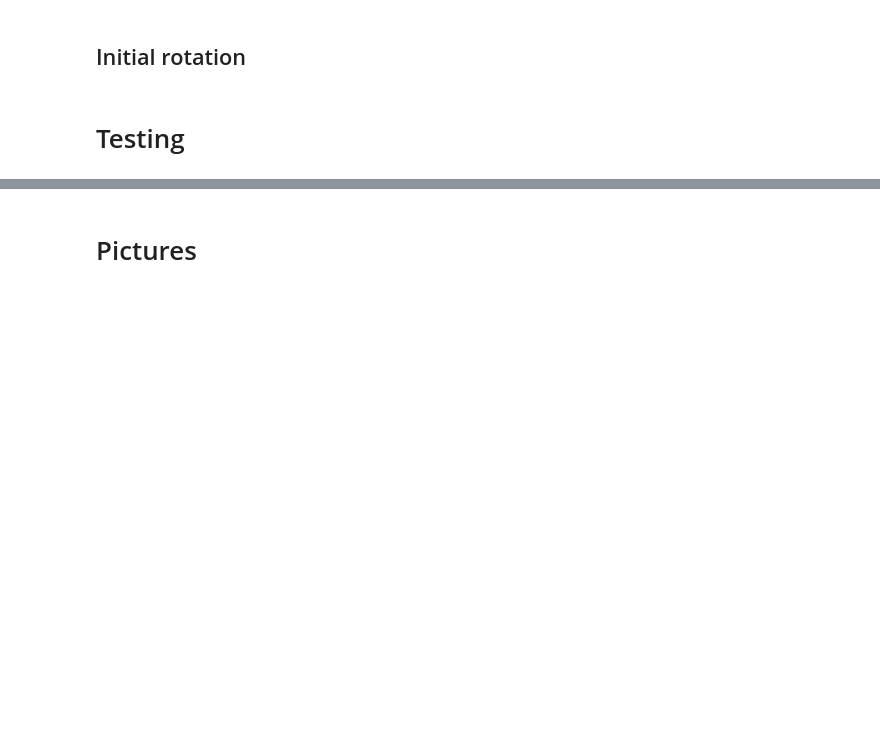
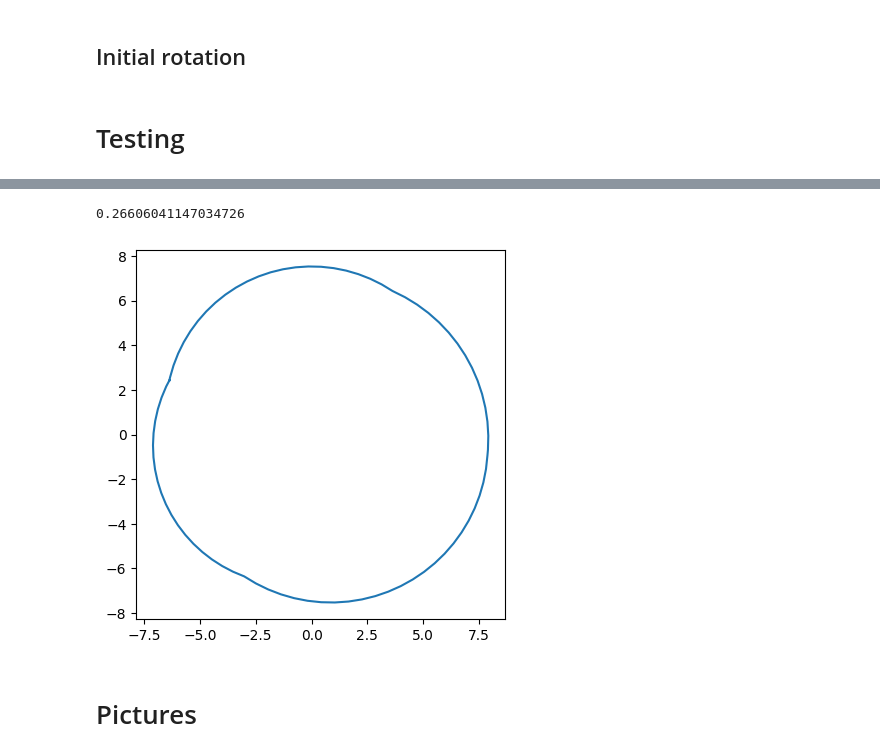
Before and after one commit to alex-k-exe/sci-fair, a Jupyter notebook: GlobalFunctions.ipynb, the cells around one changed output, grey strips where cells are left out. Cells and saved outputs as stored; diff of their text form; code cells hidden in the pictures; blank space fills up the shorter version.

```diff
--- a/GlobalFunctions.ipynb
+++ b/GlobalFunctions.ipynb
@@ -194,3 +189,14 @@ ax.plot(x_data, y_data)
+# %%
+b = makePoly(5, 4)
+result = rotation(b, 5)
+
+fig, ax = plt.subplots(1, 1)
+ax.axes.set_aspect("equal")
+plotCoords(result[3].exterior.coords, ax)
+print(result[0])
+# %% [output]
+0.26606041147034726
+[figure, added]
 # %% [markdown]
 # Pictures
 # %% [markdown]
```
Also changed, not shown: parts of 2 cells of this notebook.
